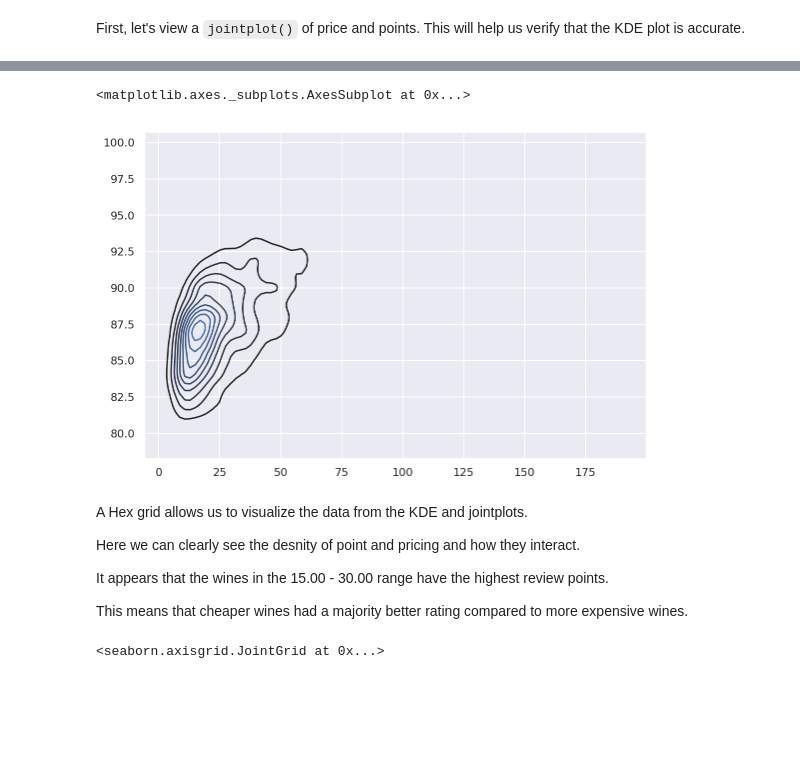
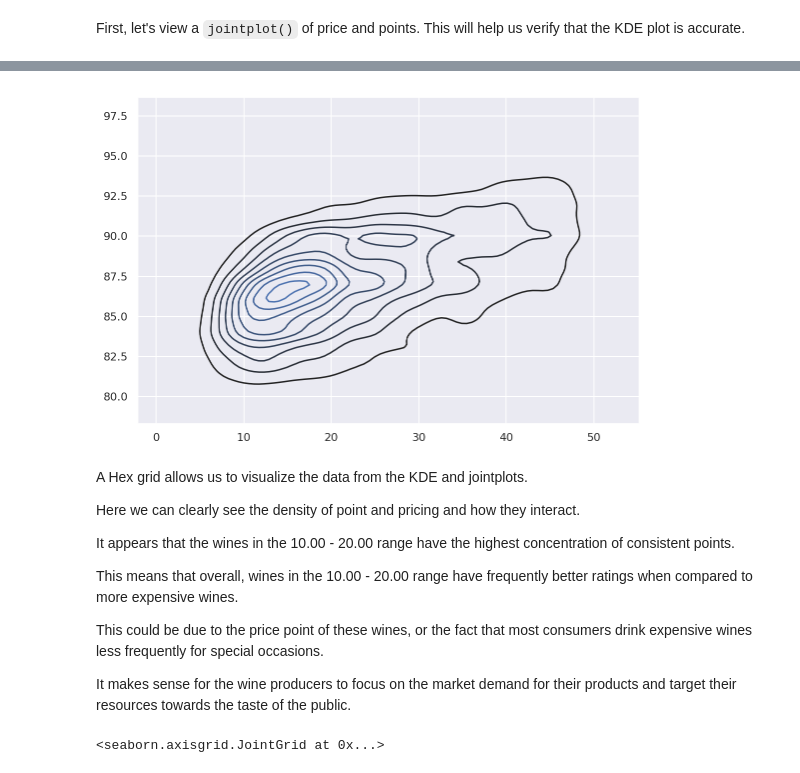
Before and after one commit to gorbulus/WineReviewAnalysis, a Jupyter notebook: WineReviewAnalysis.ipynb, the cells around one changed output, grey strips where cells are left out. Drawn from its saved outputs; the diff is of its cells as text; code cells hidden in the pictures; blank space fills up the shorter version.

```diff
--- a/WineReviewAnalysis.ipynb
+++ b/WineReviewAnalysis.ipynb
@@ -1011,5 +1011,5 @@ sns.jointplot(x='Price', y='Points', data=reviews_df[reviews_df['Price'] < 100])
 # %%
-%%time
+##### %%time
 # Plotted price and point value KDE Chart
-sns.kdeplot(reviews_df[reviews_df['Price'] < 200].loc[:, ['Price', 'Points']].dropna().sample(5000))
+sns.kdeplot(reviews_df[reviews_df['Price'] < 50].loc[:, ['Price', 'Points']].dropna().sample(5000))
 # %% [output]
@@ -1018,13 +1017,16 @@ Wall time: 2.9 s
-<matplotlib.axes._subplots.AxesSubplot at 0x...>
-[figure, old version]
+[figure, new version]
 # %% [markdown]
 A Hex grid allows us to visualize the data from the KDE and jointplots.
 
-Here we can clearly see the desnity of point and pricing and how they interact.
+Here we can clearly see the density of point and pricing and how they interact.
 
-It appears that the wines in the 15.00 - 30.00 range have the highest review points.
+It appears that the wines in the 10.00 - 20.00 range have the highest concentration of consistent points.
 
-This means that cheaper wines had a majority better rating compared to more expensive wines.
+This means that overall, wines in the 10.00 - 20.00 range have frequently better ratings when compared to more expensive wines.
+
+This could be due to the price point of these wines, or the fact that most consumers drink expensive wines less frequently for special occasions.
+
+It makes sense for the wine producers to focus on the market demand for their products and target their resources towards the taste of the public.
 # %%
 # Hex grid
 sns.jointplot(x='Price', y='Points', data=reviews_df[reviews_df['Price'] < 100], kind='hex',
```
Also changed, not shown: parts of 22 cells of this notebook, 1 other file.
